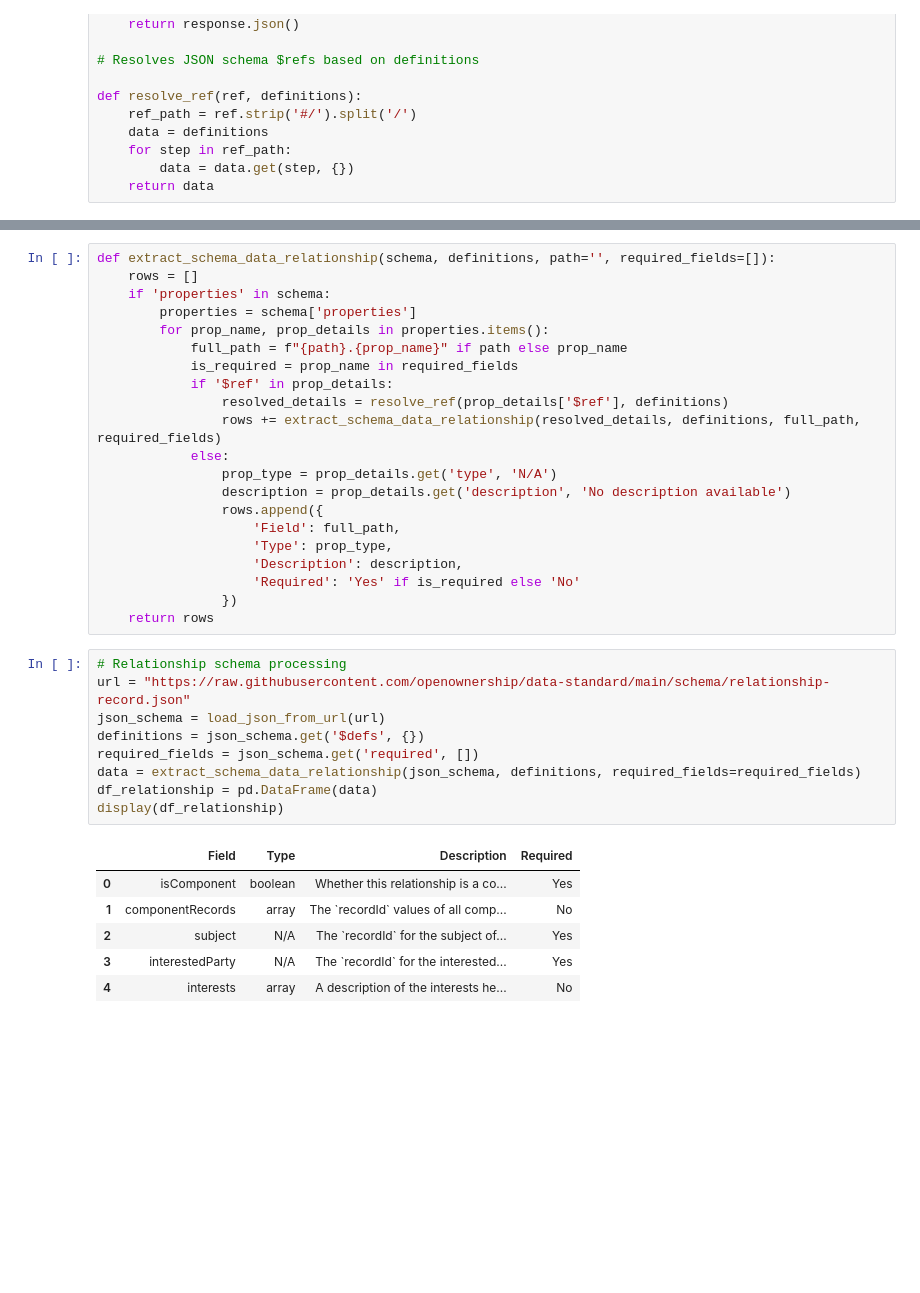
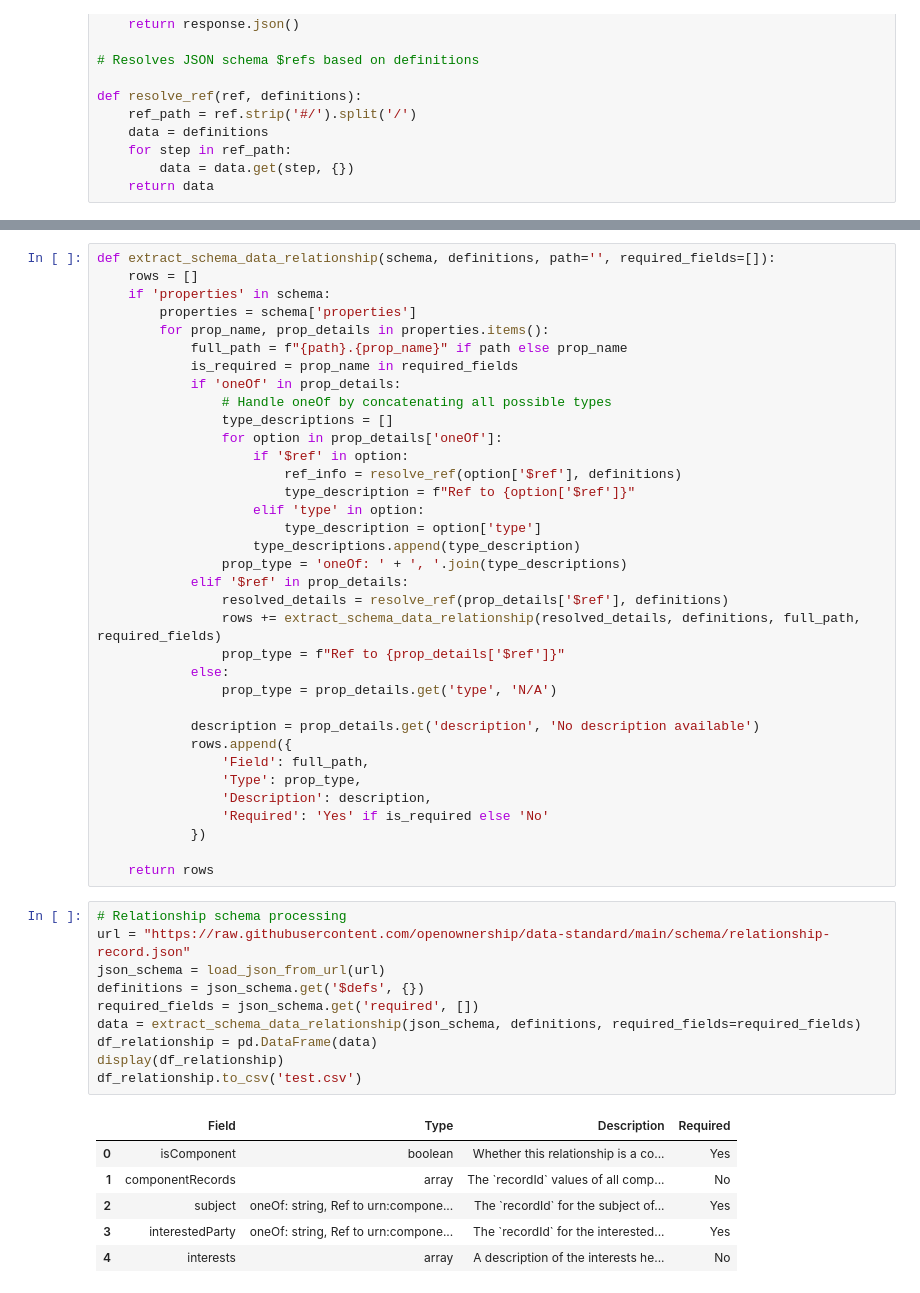
Before and after one commit to civicliteracies/EITI_SDT_data_verification_and_validation, a Jupyter notebook: 4_clean/3_bods_mapping/schema_mappinig.ipynb, the cells around one changed output, grey strips where cells are left out. Drawn from its saved outputs; the diff is of its cells as text; blank space fills up the shorter version.

```diff
--- a/4_clean/3_bods_mapping/schema_mappinig.ipynb
+++ b/4_clean/3_bods_mapping/schema_mappinig.ipynb
@@ -109,34 +136,49 @@ def extract_schema_data_relationship(schema, definitions, path='', required_fiel
         for prop_name, prop_details in properties.items():
             full_path = f"{path}.{prop_name}" if path else prop_name
             is_required = prop_name in required_fields
-            if '$ref' in prop_details:
+            if 'oneOf' in prop_details:
+                # Handle oneOf by concatenating all possible types
+                type_descriptions = []
+                for option in prop_details['oneOf']:
+                    if '$ref' in option:
+                        ref_info = resolve_ref(option['$ref'], definitions)
+                        type_description = f"Ref to {option['$ref']}"
+                    elif 'type' in option:
+                        type_description = option['type']
+                    type_descriptions.append(type_description)
+                prop_type = 'oneOf: ' + ', '.join(type_descriptions)
+            elif '$ref' in prop_details:
                 resolved_details = resolve_ref(prop_details['$ref'], definitions)
                 rows += extract_schema_data_relationship(resolved_details, definitions, full_path, required_fields)
+                prop_type = f"Ref to {prop_details['$ref']}"
             else:
                 prop_type = prop_details.get('type', 'N/A')
-                description = prop_details.get('description', 'No description available')
-                rows.append({
-                    'Field': full_path,
-                    'Type': prop_type,
-                    'Description': description,
-                    'Required': 'Yes' if is_required else 'No'
-                })
+
+            description = prop_details.get('description', 'No description available')
+            rows.append({
+                'Field': full_path,
+                'Type': prop_type,
+                'Description': description,
+                'Required': 'Yes' if is_required else 'No'
+            })
+
     return rows
 # %%
 # Relationship schema processing
 url = "https://raw.githubusercontent.com/openownership/data-standard/main/schema/relationship-record.json"
 json_schema = load_json_from_url(url)
 definitions = json_schema.get('$defs', {})
 required_fields = json_schema.get('required', [])
 data = extract_schema_data_relationship(json_schema, definitions, required_fields=required_fields)
 df_relationship = pd.DataFrame(data)
 display(df_relationship)
+df_relationship.to_csv('test.csv')
 # %% [output]
 |  | Field | Type | Description | Required |
 | 0 | isComponent | boolean | Whether this relationship is a co... | Yes |
 | 1 | componentRecords | array | The `recordId` values of all comp... | No |
-| 2 | subject | N/A | The `recordId` for the subject of... | Yes |
-| 3 | interestedParty | N/A | The `recordId` for the interested... | Yes |
+| 2 | subject | oneOf: string, Ref to urn:compone... | The `recordId` for the subject of... | Yes |
+| 3 | interestedParty | oneOf: string, Ref to urn:compone... | The `recordId` for the interested... | Yes |
 | 4 | interests | array | A description of the interests he... | No |
 # %%
 def extract_schema_data_components(schema, definitions, path='', required_fields=[]):
```
Also changed, not shown: parts of 10 cells of this notebook, 1 other file.
